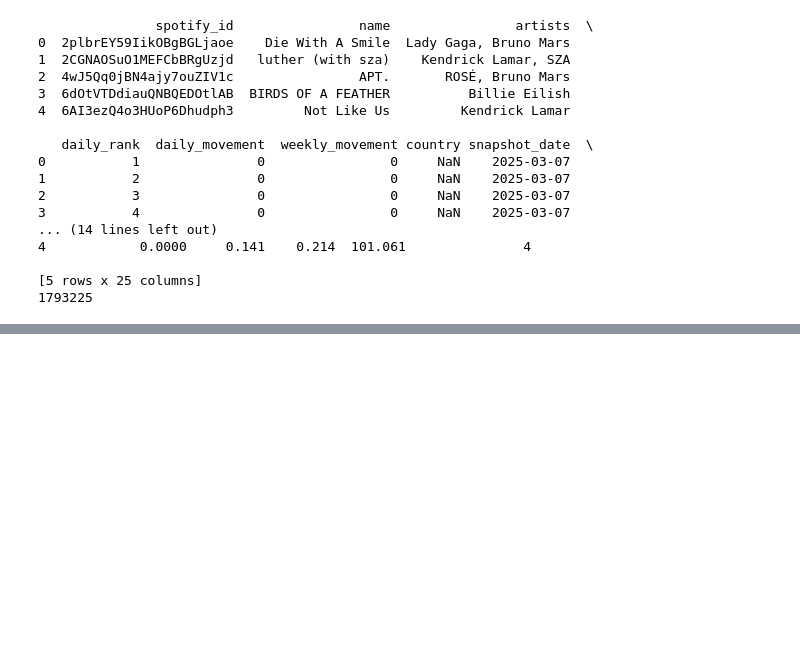
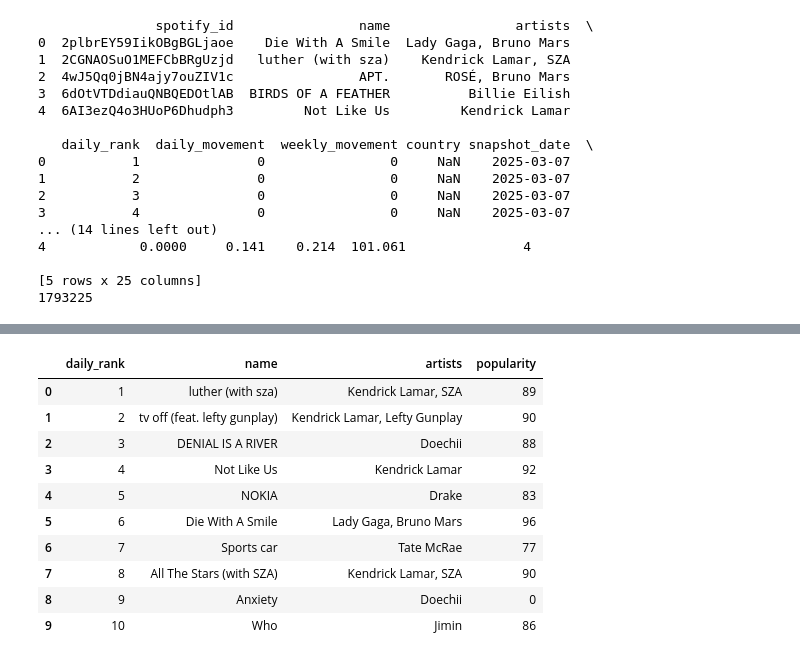
Before and after one commit to MarijaRistic23/Istrazivanje-podataka-2, a Jupyter notebook: 1) Priprema podataka/00_ExtractCSV.ipynb, the cells around one changed output, grey strips where cells are left out. Cells and saved outputs as stored; diff of their text form; code cells hidden in the pictures; blank space fills up the shorter version.

```diff
--- a/1) Priprema podataka/00_ExtractCSV.ipynb
+++ b/1) Priprema podataka/00_ExtractCSV.ipynb
@@ -78,0 +192,8 @@ df.to_csv('universal_top_spotify_songs.csv', index=False)
+# %%
+import duckdb
+
+con = duckdb.connect('spotify.duckdb')
+con.register('df_view', df)
+con.execute("CREATE OR REPLACE TABLE songs AS SELECT * FROM df_view")
+
+print(con.sql("SELECT COUNT(*) AS broj_redova FROM songs").df())
@@ -78,0 +233,20 @@ df.to_csv('universal_top_spotify_songs.csv', index=False)
+# %%
+con.sql("""
+    SELECT daily_rank, name, artists, popularity
+    FROM songs
+    WHERE country = 'US' AND snapshot_date = DATE '2025-03-07'
+    ORDER BY daily_rank
+    LIMIT 10
+""").df()
+# %% [output]
+|  | daily_rank | name | artists | popularity |
+| 0 | 1 | luther (with sza) | Kendrick Lamar, SZA | 89 |
+| 1 | 2 | tv off (feat. lefty gunplay) | Kendrick Lamar, Lefty Gunplay | 90 |
+| 2 | 3 | DENIAL IS A RIVER | Doechii | 88 |
+| 3 | 4 | Not Like Us | Kendrick Lamar | 92 |
+| 4 | 5 | NOKIA | Drake | 83 |
+| 5 | 6 | Die With A Smile | Lady Gaga, Bruno Mars | 96 |
+| 6 | 7 | Sports car | Tate McRae | 77 |
+| 7 | 8 | All The Stars (with SZA) | Kendrick Lamar, SZA | 90 |
+| 8 | 9 | Anxiety | Doechii | 0 |
+| 9 | 10 | Who | Jimin | 86 |
```
Also changed, not shown: parts of 31 cells of this notebook, 1 other file.
